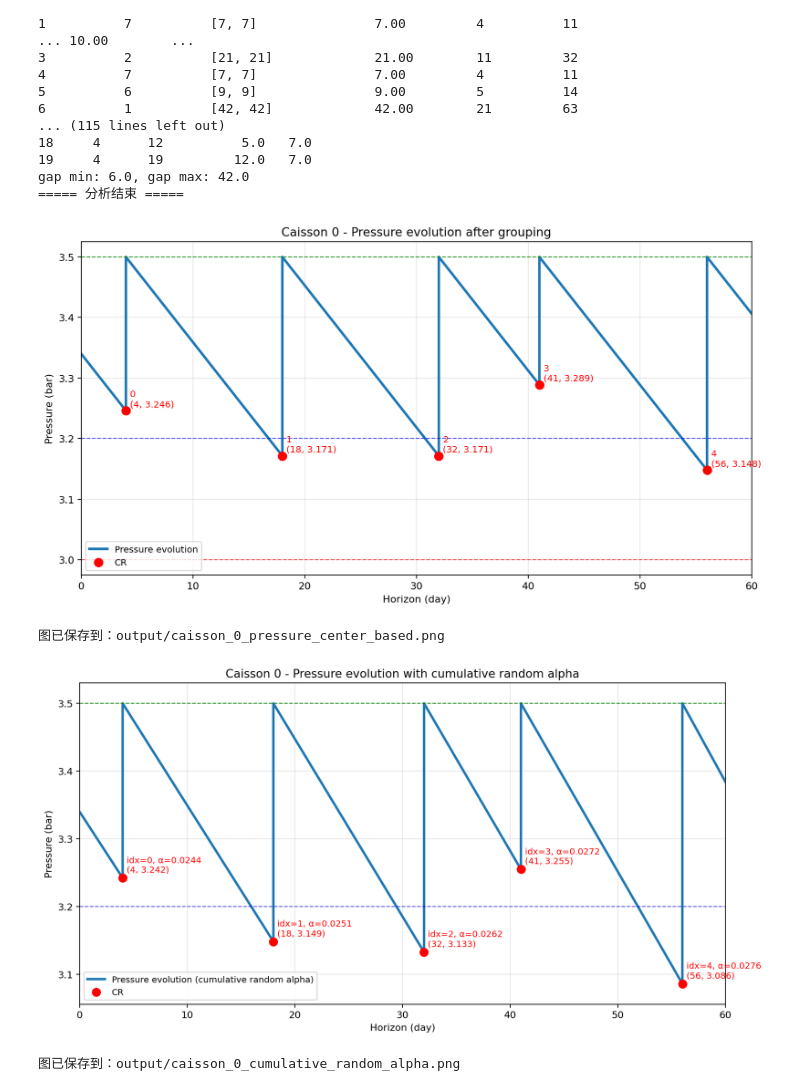
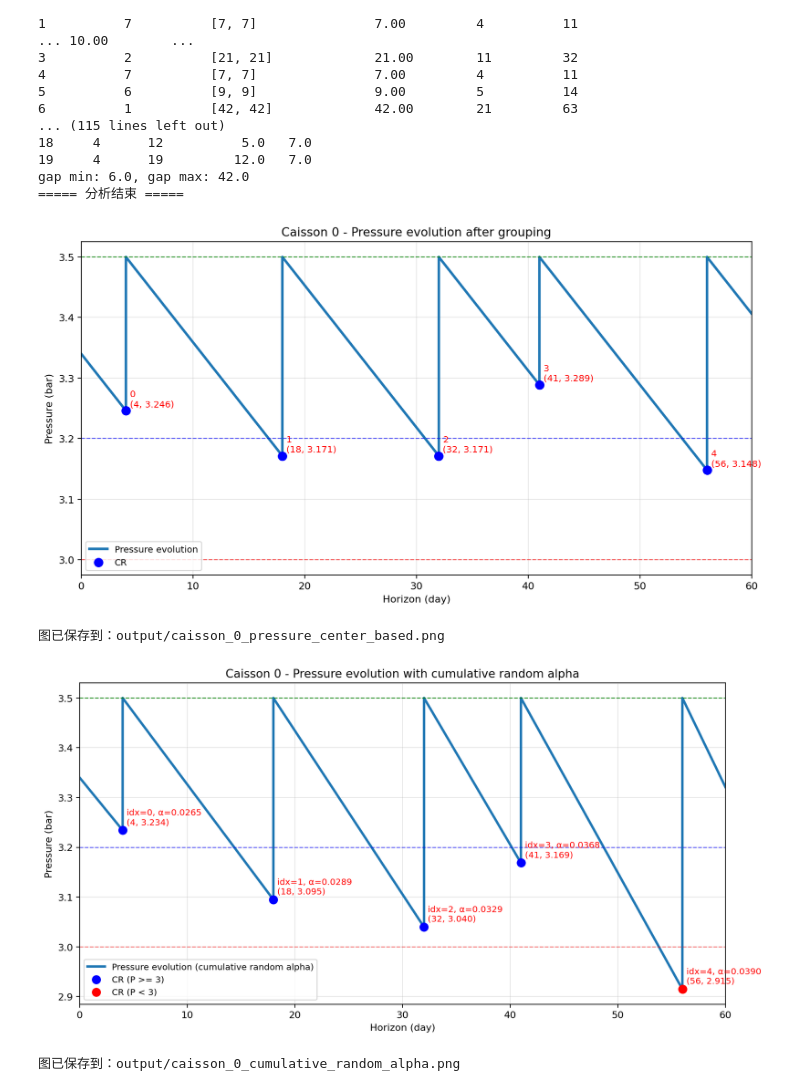
Before and after one commit to WenboWu322/RTE_SchedulingGrouping, a Jupyter notebook: Uncertainty/open_loop.ipynb, the cells around one changed output. Cells and saved outputs as stored; diff of their text form; code cells hidden in the pictures.

```diff
--- a/Uncertainty/open_loop.ipynb
+++ b/Uncertainty/open_loop.ipynb
@@ -578,7 +578,7 @@ fig, ax = plt.subplots(figsize=(12, 6), dpi=160)
 ax.plot(x, y, color="#1f77b4", linewidth=2.5, label="Pressure evolution")
 
 # 标出每次维修前的压力点
-ax.scatter(task_days, task_pressures_before, color="red", s=70, zorder=5, label="CR")
+ax.scatter(task_days, task_pressures_before, color="blue", s=70, zorder=5, label="CR")
 
 for day, p_before, idx in zip(task_days, task_pressures_before, task_labels):
     ax.annotate(
@@ -610,7 +610,7 @@ plt.show()
 
 print(f"图已保存到：{save_path}")
 # %% [output]
-[figure, old version]
+[figure, new version]
 图已保存到：output/caisson_0_pressure_center_based.png
 # %%
 # draw pressure profile if grouping results are applied
@@ -654,7 +654,7 @@ for _, row in tasks.iterrows():
     task_index = int(row["INDEX"])
 
     # 在前一个 actual alpha 基础上更新
-    delta = rng.uniform(0.01, 0.1)
+    delta = rng.uniform(0.05, 0.15)
     current_alpha = current_alpha * (1 + delta)
 
     # 用更新后的 current_alpha 跑这一段
@@ -678,7 +678,7 @@ for _, row in tasks.iterrows():
 
 # 最后一段，从最后一个 center 到 T，也继续用“上一段 alpha 再更新一次”
 if current_day < T:
-    delta = rng.uniform(0.01, 0.1)
+    delta = rng.uniform(0.05, 0.15)
     current_alpha = current_alpha * (1 + delta)
     final_p = current_p - current_alpha * (T - current_day)
 
@@ -690,7 +690,24 @@ if current_day < T:
 fig, ax = plt.subplots(figsize=(12, 6), dpi=160)
 
 ax.plot(x, y, color="#1f77b4", linewidth=2.5, label="Pressure evolution (cumulative random alpha)")
-ax.scatter(task_days, task_pressures_before, color="red", s=70, zorder=5, label="CR")
+
+# ax.scatter(task_days, task_pressures_before, color="blue", s=70, zorder=5, label="CR")
+colors = ["red" if p < 3 else "blue" for p in task_pressures_before]
+task_pressures_before = np.array(task_pressures_before)
+task_days = np.array(task_days)
+
+mask_low = task_pressures_before < 3
+mask_high = ~mask_low
+
+ax.scatter(task_days[mask_high],
+           task_pressures_before[mask_high],
+           color="blue", s=70, zorder=5,
+           label="CR (P >= 3)")
+
+ax.scatter(task_days[mask_low],
+           task_pressures_before[mask_low],
+           color="red", s=70, zorder=5,
+           label="CR (P < 3)")
 
 # for day, p_before, idx, delta, a in zip(task_days, task_pressures_before, task_labels, used_deltas[:len(task_days)], used_alphas[:len(task_days)]):
 #     ax.annotate(
@@ -707,32 +724,32 @@ for day, p_before, idx, alpha in zip(task_days, task_pressures_before, task_labe
         f"idx={idx}, α={alpha:.4f}\n({day}, {p_before:.3f})",
         xy=(day, p_before),
         xytext=(4, 6),
         textcoords="offset points",
         fontsize=9,
         color="red"
     )
 
 ax.axhline(3.5, color="green", linestyle="--", linewidth=1, alpha=0.8)
 ax.axhline(3.0, color="red", linestyle="--", linewidth=1, alpha=0.5)
 ax.axhline(3.2, color="blue", linestyle="--", linewidth=1, alpha=0.6)
 
 ax.set_title(f"Caisson {caisson_idx} - Pressure evolution with cumulative random alpha")
 ax.set_xlabel("Horizon (day)")
 ax.set_ylabel("Pressure (bar)")
 ax.set_xlim(0, T)
 ax.grid(True, alpha=0.3)
 ax.legend(fontsize=9)
 
 ymin = min(y) - 0.03
 ymax = max(y) + 0.03
 ax.set_ylim(ymin, ymax)
 
 os.makedirs("output", exist_ok=True)
 save_path = f"output/caisson_{caisson_idx}_cumulative_random_alpha.png"
 plt.savefig(save_path, bbox_inches="tight")
 plt.show()
 
 print(f"图已保存到：{save_path}")
 # %% [output]
-[figure, old version]
+[figure, new version]
 图已保存到：output/caisson_0_cumulative_random_alpha.png
```
Also changed, not shown: 53 other files.
